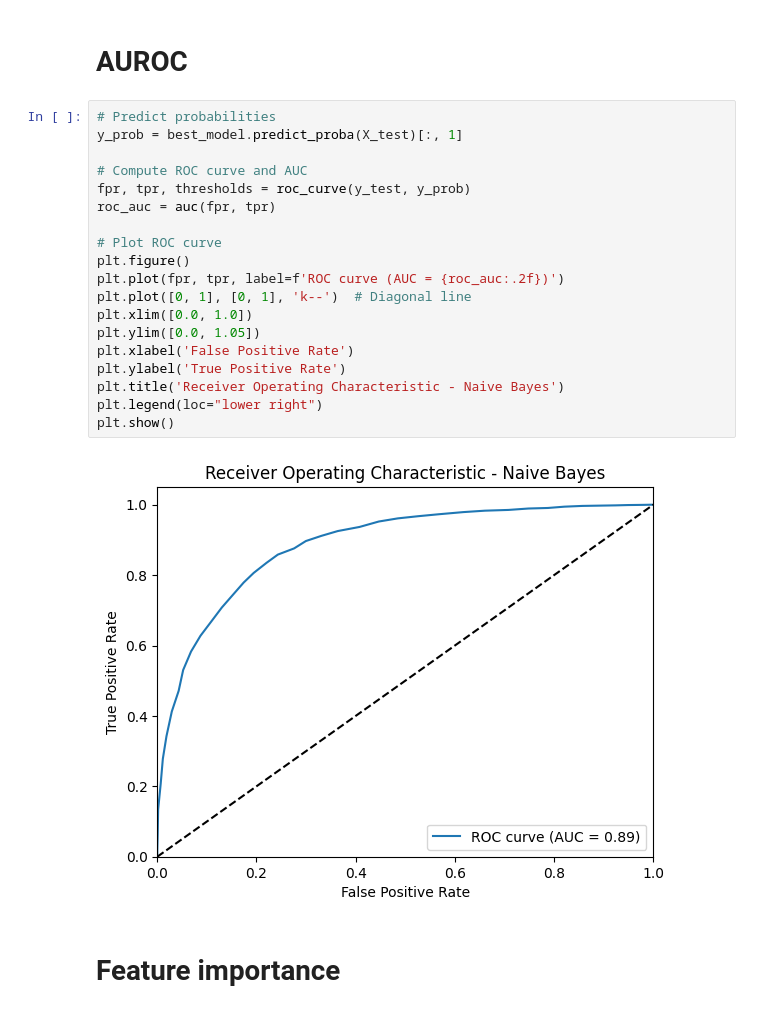
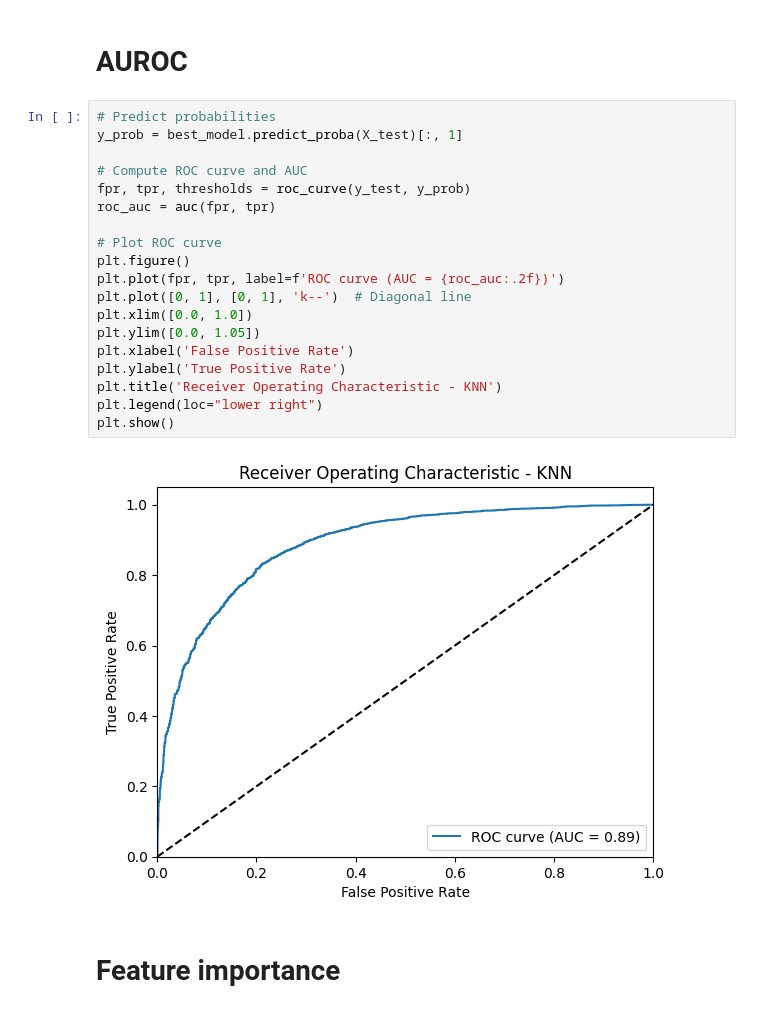
Before and after one commit to smendes2901/Student-Depression-Classification, a Jupyter notebook: K-Nearest Neighbors.ipynb, the cells around one changed output. Cells and saved outputs as stored; diff of their text form.

Commit message:
graphs updated

```diff
--- a/K-Nearest Neighbors.ipynb
+++ b/K-Nearest Neighbors.ipynb
@@ -81,24 +81,24 @@ plt.show()
 # %%
 # Predict probabilities
 y_prob = best_model.predict_proba(X_test)[:, 1]
 
 # Compute ROC curve and AUC
 fpr, tpr, thresholds = roc_curve(y_test, y_prob)
 roc_auc = auc(fpr, tpr)
 
 # Plot ROC curve
 plt.figure()
 plt.plot(fpr, tpr, label=f'ROC curve (AUC = {roc_auc:.2f})')
 plt.plot([0, 1], [0, 1], 'k--')  # Diagonal line
 plt.xlim([0.0, 1.0])
 plt.ylim([0.0, 1.05])
 plt.xlabel('False Positive Rate')
 plt.ylabel('True Positive Rate')
-plt.title('Receiver Operating Characteristic - Naive Bayes')
+plt.title('Receiver Operating Characteristic - KNN')
 plt.legend(loc="lower right")
 plt.show()
 # %% [output]
-[figure, old version]
+[figure, new version]
 # %% [markdown]
 # Feature importance
 # %%
```
Also changed, not shown: parts of 3 cells of this notebook, 2 other files.
